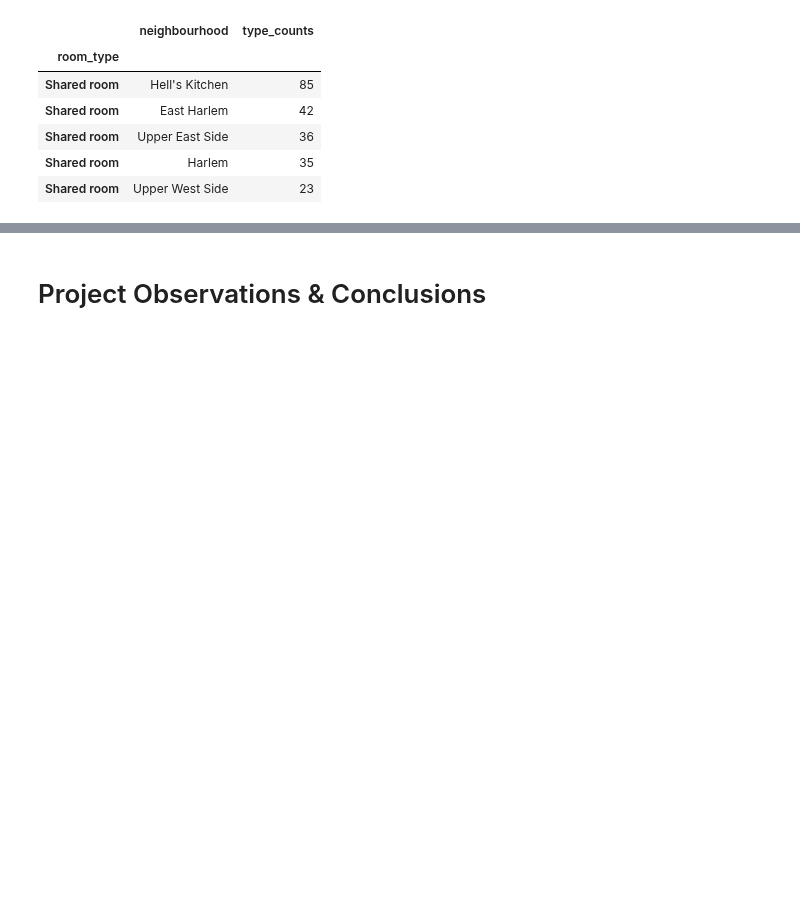
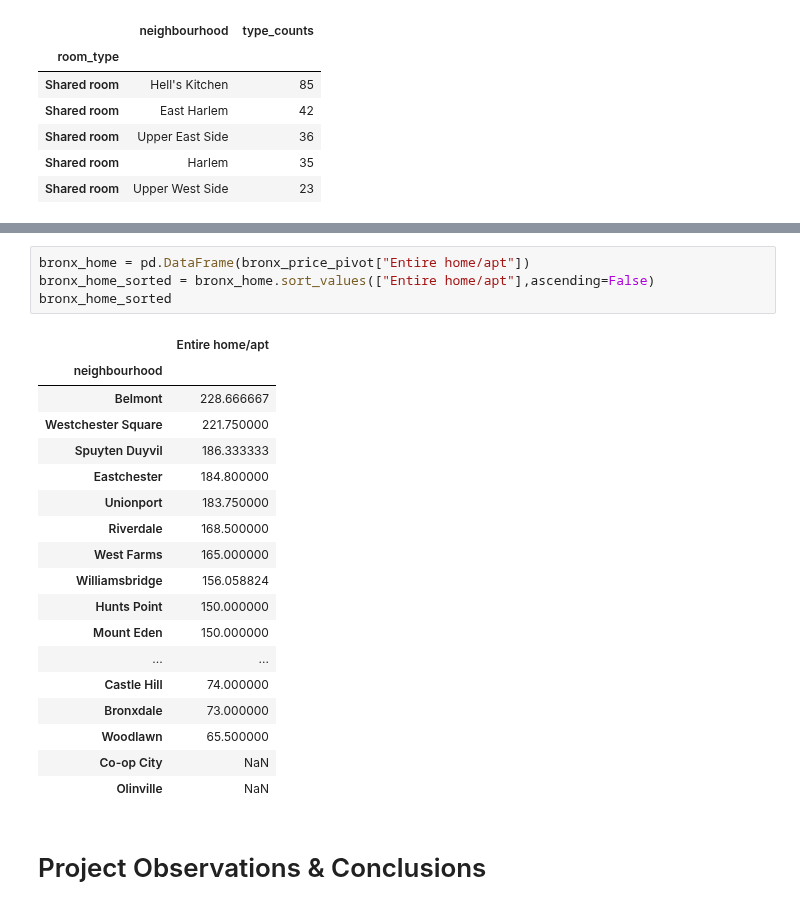
Before and after one commit to mjknj18/2019-NYC-Airbnb-Property-Data-Analysis, a Jupyter notebook: 2019_NYC_Airbnb_Property_Data_Analysis_Main.ipynb, the cells around one changed output, grey strips where cells are left out. Saved outputs shown, nothing was run; the diff lists cells and outputs as text; blank space fills up the shorter version.

```diff
--- a/2019_NYC_Airbnb_Property_Data_Analysis_Main.ipynb
+++ b/2019_NYC_Airbnb_Property_Data_Analysis_Main.ipynb
@@ -360,3 +440,26 @@ manhattan_shared_sorted.head()
+# %%
+bronx_home = pd.DataFrame(bronx_price_pivot["Entire home/apt"])
+bronx_home_sorted = bronx_home.sort_values(["Entire home/apt"],ascending=False)
+bronx_home_sorted
+# %% [output]
+|  | Entire home/apt |
+| neighbourhood |  |
+| Belmont | 228.666667 |
+| Westchester Square | 221.750000 |
+| Spuyten Duyvil | 186.333333 |
+| Eastchester | 184.800000 |
+| Unionport | 183.750000 |
+| Riverdale | 168.500000 |
+| West Farms | 165.000000 |
+| Williamsbridge | 156.058824 |
+| Hunts Point | 150.000000 |
+| Mount Eden | 150.000000 |
+| ... | ... |
+| Castle Hill | 74.000000 |
+| Bronxdale | 73.000000 |
+| Woodlawn | 65.500000 |
+| Co-op City | NaN |
+| Olinville | NaN |
 # %% [markdown]
 # Project Observations & Conclusions
 # %% [markdown]
```
Also changed, not shown: parts of 6 cells of this notebook.
